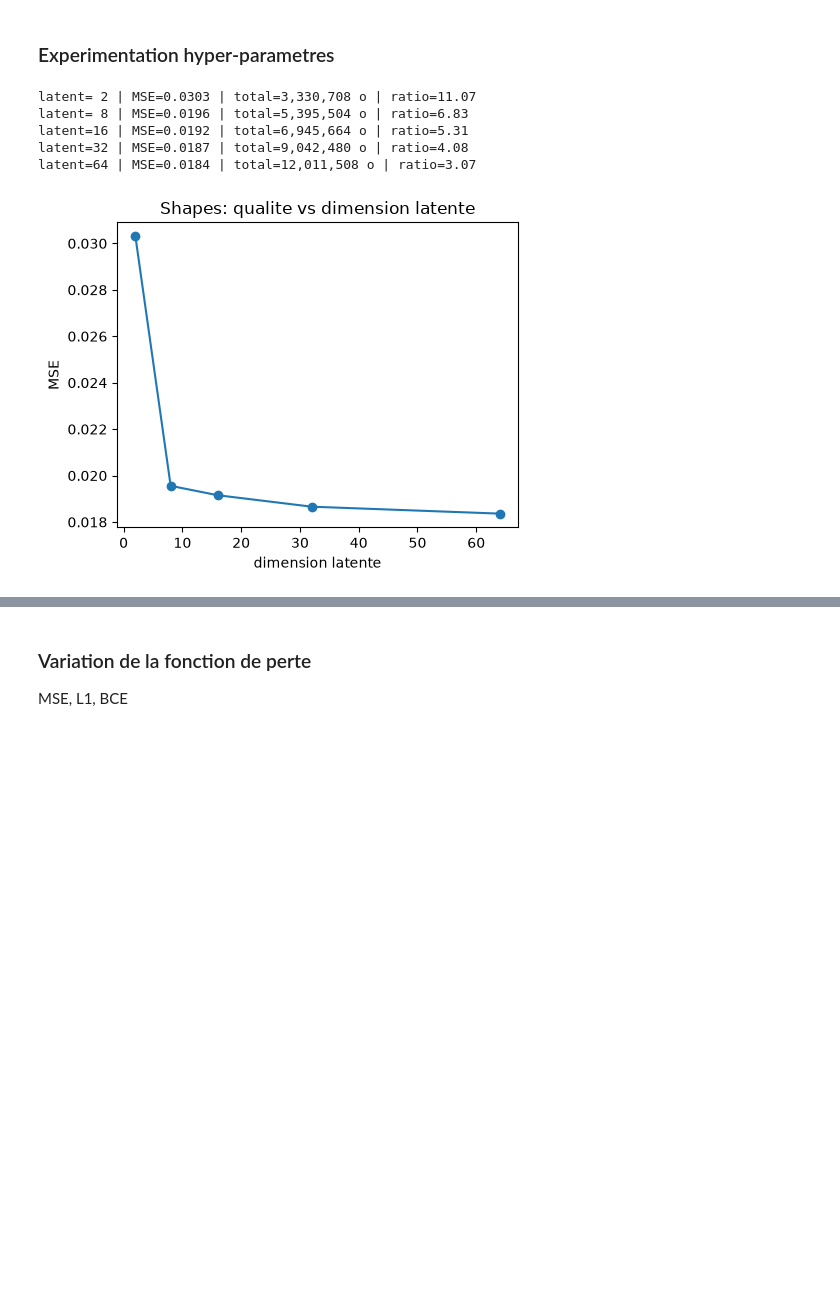
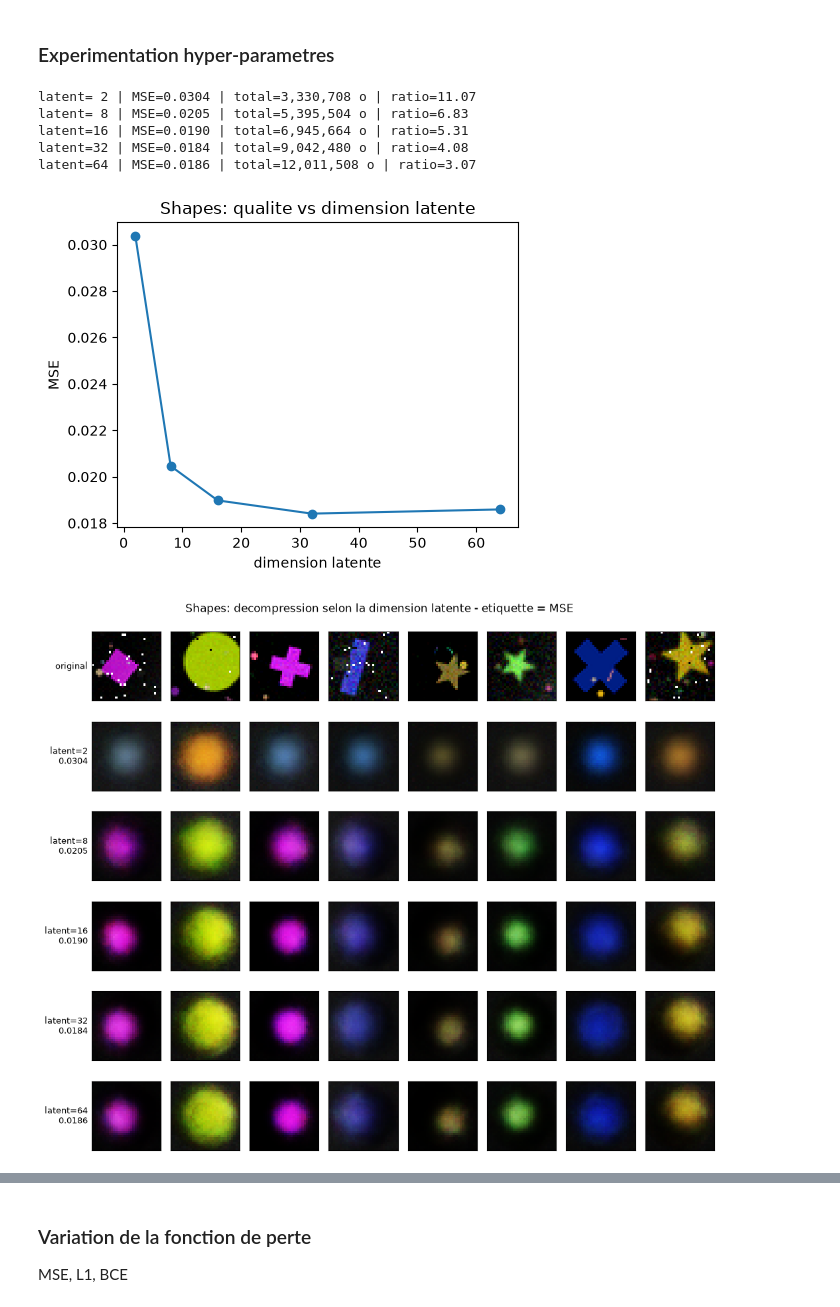
Before and after one commit to magicAyyub/unsupervised, a Jupyter notebook: notebooks/03_autoencoder.ipynb, the cells around one changed output, grey strips where cells are left out. Drawn from its saved outputs; the diff is of its cells as text; code cells hidden in the pictures; blank space fills up the shorter version.

```diff
--- a/notebooks/03_autoencoder.ipynb
+++ b/notebooks/03_autoencoder.ipynb
@@ -204,10 +232,13 @@ latent_dims = [2, 8, 16, 32, 64]
 activations = {"ReLU": nn.ReLU, "Tanh": nn.Tanh}
 X_tr, y_tr = subsample_dataset(X_mnist_train, y_mnist_train, 6000, seed=1)
 
+mnist_runs = {}
 mnist_results = []
 for act_name, act in activations.items():
     for latent_dim in latent_dims:
-        report = run_autoencoder_hyperparam_experiment(X_tr, X_mnist_eval, 784, latent_dim, act, EPOCHS_SWEEP)
+        run = run_autoencoder_hyperparam_experiment(X_tr, X_mnist_eval, 784, latent_dim, act, EPOCHS_SWEEP)
+        mnist_runs[(act_name, latent_dim)] = run
+        report = run["report"]
         report.update(latent_dim=latent_dim, activation=act_name)
         mnist_results.append(report)
         print(f"{act_name:>5} | latent={latent_dim:>2} | MSE={report['reconstruction_mse']:.4f} "
@@ -335,22 +424,41 @@ show_image_grid(morph, SHAPES_SHAPE, nrow=1, ncol=10, title="Interpolation entre
 ### Experimentation hyper-parametres
 # %%
 X_shapes_tr, _ = subsample_dataset(X_shapes_train, y_shapes_train, 6000, seed=1)
+shapes_runs = {}
 shapes_results = []
-for latent_dim in [2, 8, 16, 32, 64]:
-    report = run_autoencoder_hyperparam_experiment(X_shapes_tr, X_shapes_eval, SHAPES_DIM, latent_dim, nn.ReLU, EPOCHS_SWEEP)
+for latent_dim in latent_dims:
+    run = run_autoencoder_hyperparam_experiment(X_shapes_tr, X_shapes_eval, SHAPES_DIM, latent_dim, nn.ReLU, EPOCHS_SWEEP)
+    shapes_runs[latent_dim] = run
+    report = run["report"]
     report.update(latent_dim=latent_dim)
     shapes_results.append(report)
     print(f"latent={latent_dim:>2} | MSE={report['reconstruction_mse']:.4f} "
           f"| total={report['total_compressed_bytes']:>9,} o | ratio={report['compression_ratio']:.2f}")
 
 plt.figure(figsize=(5, 4))
 plt.plot([r["latent_dim"] for r in shapes_results], [r["reconstruction_mse"] for r in shapes_results], marker="o")
 plt.xlabel("dimension latente"); plt.ylabel("MSE"); plt.title("Shapes: qualite vs dimension latente")
 plt.tight_layout(); plt.show()
+
+# Decompression et generation selon la dimension latente
+show_labeled_image_rows(
+    [X_shapes_eval] + [shapes_runs[d]["reconstruction"] for d in latent_dims],
+    SHAPES_SHAPE,
+    ["original"] + [f"latent={d}\n{shapes_runs[d]['report']['reconstruction_mse']:.4f}" for d in latent_dims],
+    n=8, title="Shapes: decompression selon la dimension latente - etiquette = MSE",
+)
+
+show_labeled_image_rows(
+    [generate_from_latent(shapes_runs[d]["model"], shapes_runs[d]["latent"], 8, seed=1) for d in latent_dims],
+    SHAPES_SHAPE,
+    [f"latent={d}" for d in latent_dims],
+    n=8, title="Shapes: generation par echantillonnage gaussien selon la dimension latente",
+)
 # %% [output]
-latent= 2 | MSE=0.0303 | total=3,330,708 o | ratio=11.07
-latent= 8 | MSE=0.0196 | total=5,395,504 o | ratio=6.83
-latent=16 | MSE=0.0192 | total=6,945,664 o | ratio=5.31
-latent=32 | MSE=0.0187 | total=9,042,480 o | ratio=4.08
-latent=64 | MSE=0.0184 | total=12,011,508 o | ratio=3.07
+latent= 2 | MSE=0.0304 | total=3,330,708 o | ratio=11.07
+latent= 8 | MSE=0.0205 | total=5,395,504 o | ratio=6.83
+latent=16 | MSE=0.0190 | total=6,945,664 o | ratio=5.31
+latent=32 | MSE=0.0184 | total=9,042,480 o | ratio=4.08
+latent=64 | MSE=0.0186 | total=12,011,508 o | ratio=3.07
-[figure, old version]
+[figure, new version]
+[figure, added]
```
Also changed, not shown: parts of 11 cells of this notebook.
